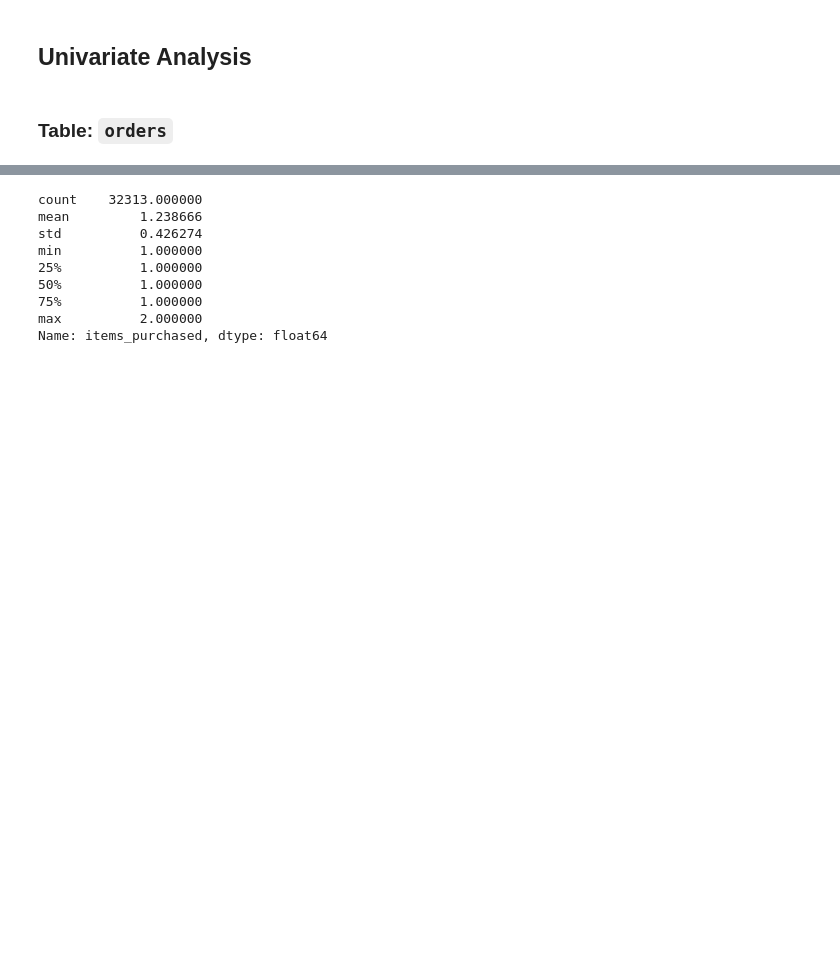
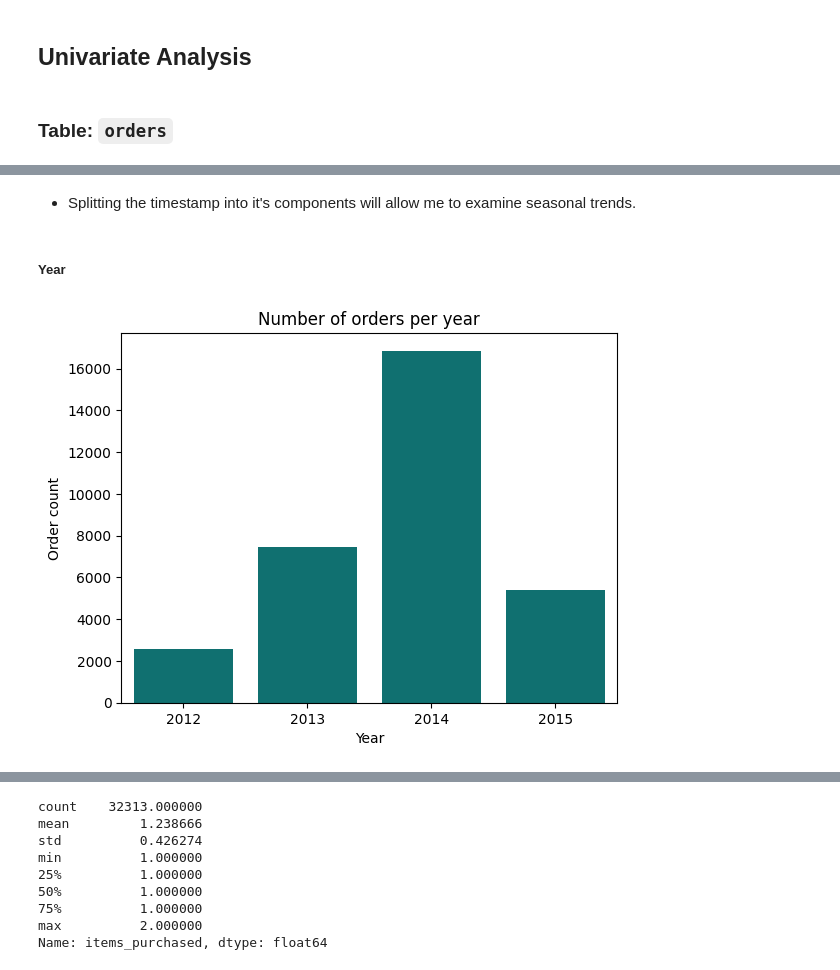
Before and after one commit to efrenchavez/2026_01_Toy_Store_E-Commerce, a Jupyter notebook: jupyter/eda.ipynb, the cells around one changed output, grey strips where cells are left out. Drawn from its saved outputs; the diff is of its cells as text; code cells hidden in the pictures; blank space fills up the shorter version.

Commit message:
Getting ready to produce the WIP KPI
Continued working on orders and its related tables.

```diff
--- a/jupyter/eda.ipynb
+++ b/jupyter/eda.ipynb
@@ -275,9 +274,6 @@ orders['user_id'] = orders['user_id'].astype('uint32')
 orders['primary_product_id'] = orders['primary_product_id'].astype('uint32')
 # set items purchased to uint16, more than enough to cover the range of values
 orders['items_purchased'] = orders['items_purchased'].astype('uint16')
-# set price_usd & cogs_usd to float32, more than enough to cover the range of values
-orders['price_usd'] = orders['price_usd'].astype('float32')
-orders['cogs_usd'] = orders['cogs_usd'].astype('float32')
 # %% [markdown]
 #### Check timestamp range: `orders`
 # %%
@@ -455,0 +658,17 @@ memory usage: 1.1 MB
+# %%
+# copy main df for testing
+test = orders[['order_id', 'created_at']].copy()
+# year 2012 2013 2014 2015
+# month 1 to 12
+test['year'] = aux.make_year_ordinal_column(test, 'created_at')
+# month as number, 1 to 12
+test['month'] = aux.make_month_ordinal_column(test, 'created_at')
+# day of the month as number
+test['day_of_the_month'] = test['created_at'].dt.day
+# day of the week as number
+test['day_of_the_week'] = test['created_at'].dt.day_of_week
+# hours in 24 hour clock
+test['hour'] = test['created_at'].dt.hour
+# minute and second seems irrelevant at this stage of analysis
+test.info()
+test.head()
@@ -455,0 +696,15 @@ memory usage: 1.1 MB
+# %% [markdown]
+* Splitting the timestamp into it's components will allow me to examine seasonal trends.
+# %% [markdown]
+##### Year
+# %%
+plot_df = test.groupby('year')['order_id'].count().reset_index()
+sns.barplot(x=plot_df['year'],
+            y=plot_df['order_id'],
+            color='teal')
+plt.xlabel('Year')
+plt.ylabel('Order count')
+plt.title('Number of orders per year')
+plt.show()
+# %% [output]
+[figure, added]
```
Also changed, not shown: parts of 77 cells of this notebook, 1 other file.
